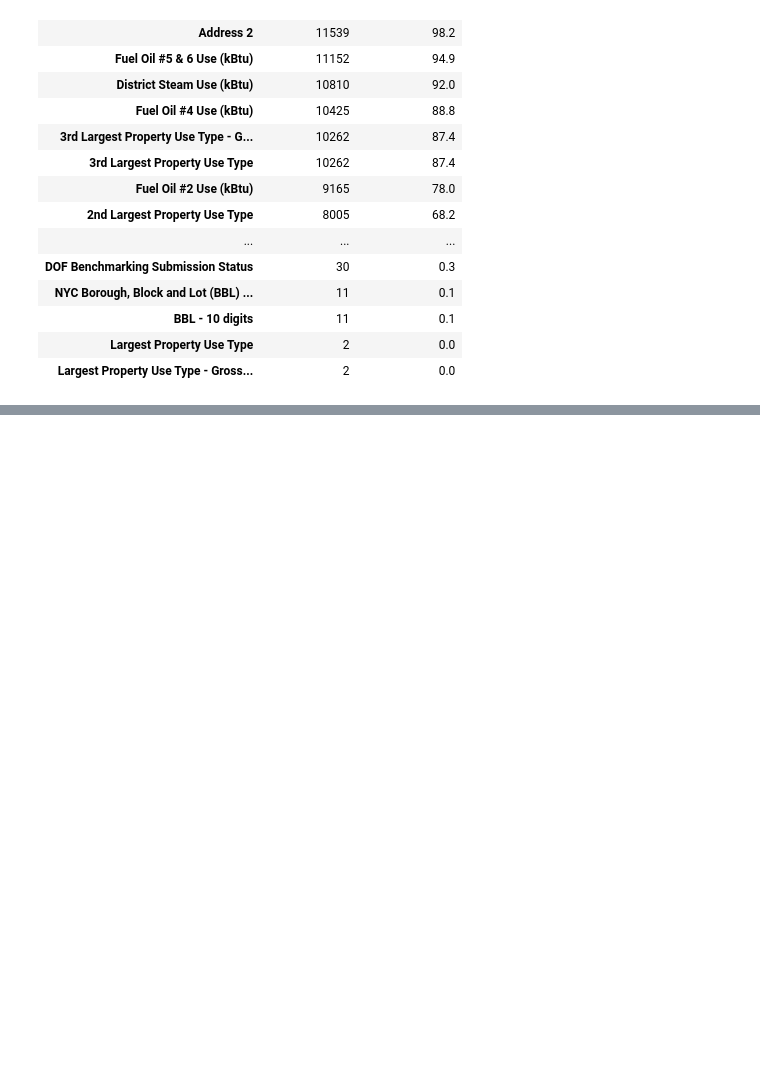
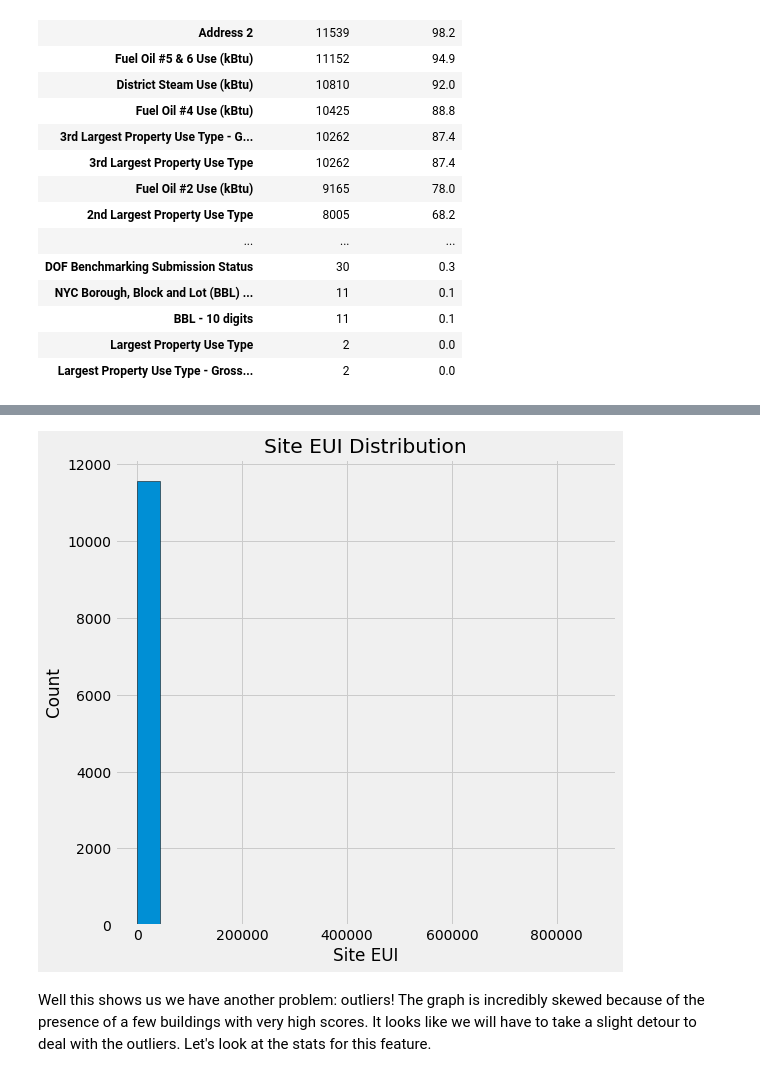
Before and after one commit to poobalan1985/ML-Workout, a Jupyter notebook: Process Flow - Build a Model.ipynb, the cells around one changed output, grey strips where cells are left out. Saved outputs shown, nothing was run; the diff lists cells and outputs as text; code cells hidden in the pictures; blank space fills up the shorter version.

```diff
--- a/Process Flow - Build a Model.ipynb
+++ b/Process Flow - Build a Model.ipynb
@@ -264,0 +279,10 @@ Your selected dataframe has 60 columns.
+# %%
+# Histogram Plot of Site EUI
+plt.figure(figsize=(8, 8))
+plt.hist(df['Site EUI (kBtu/ft²)'].dropna(), bins = 20, edgecolor = 'black');
+plt.xlabel('Site EUI');
+plt.ylabel('Count'); plt.title('Site EUI Distribution');
+# %% [output]
+[figure, added]
+# %% [markdown]
+Well this shows us we have another problem: outliers! The graph is incredibly skewed because of the presence of a few buildings with very high scores. It looks like we will have to take a slight detour to deal with the outliers. Let's look at the stats for this feature.
```
Also changed, not shown: parts of 24 cells of this notebook.
